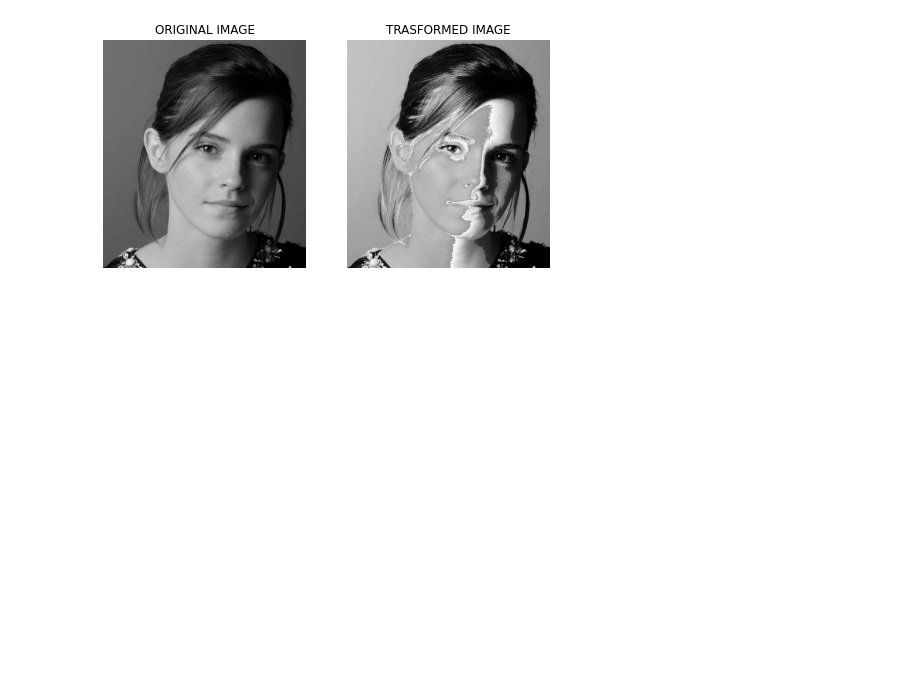
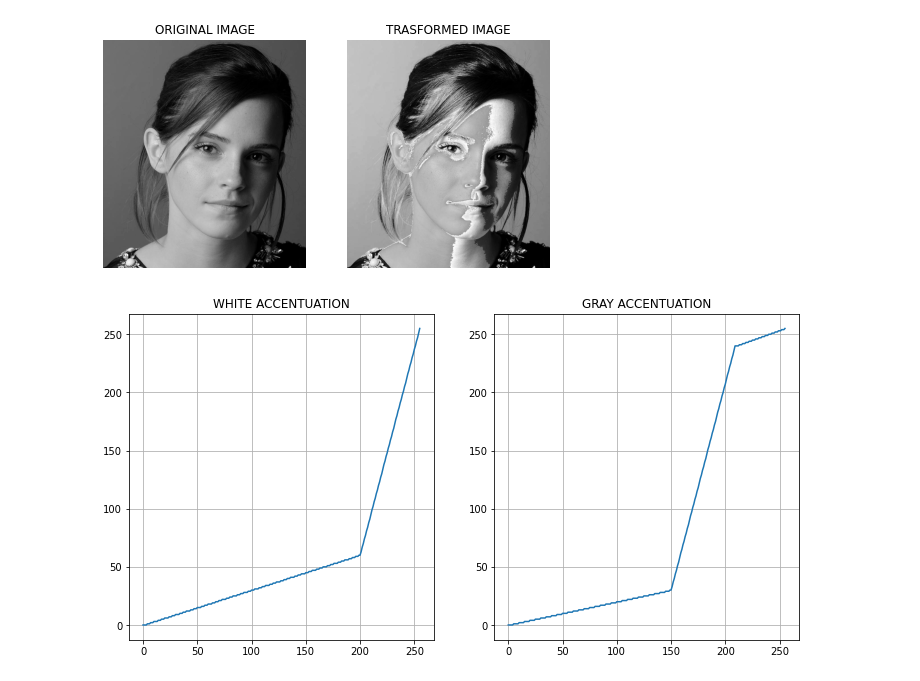
Before and after one commit to sanjith1999/EN2550-Assignments, a Jupyter notebook: Spatial Filtering/main.ipynb, the cells around one changed output. Cells and saved outputs as stored; diff of their text form; code cells hidden in the pictures; blank space fills up the shorter version.

```diff
--- a/Spatial Filtering/main.ipynb
+++ b/Spatial Filtering/main.ipynb
@@ -33,3 +33,32 @@ for i in range(2):
 plt.show()
 # %% [output]
 [figure]
+# %%
+# q2
+f2=cv.imread(r'images/brain_proton_density_slice.png',cv.IMREAD_GRAYSCALE)
+assert f2 is not None
+
+# white matter transformation
+t_11=np.linspace(0,60,200)
+t_12=np.linspace(60,255,56)
+
+t_1=np.concatenate((t_11,t_12),axis=0).astype(np.uint8)
+
+# Gray matter transformation
+t_21=np.linspace(0,30,150)
+t_22=np.linspace(30,240,60)
+t_23=np.linspace(240,255,46)
+
+t_2=np.concatenate((t_21,t_22,t_23),axis=0).astype(np.uint8)
+
+fig, ax =plt.subplots(1,2,figsize=(12,6))
+ax[0].plot(t_1)
+ax[0].set_title("WHITE ACCENTUATION")
+
+ax[1].plot(t_2)
+ax[1].set_title("GRAY ACCENTUATION")
+for i in range(2):
+    ax[i].grid(True)
+plt.show()
+# %% [output]
+[figure, added]
```
Also changed, not shown: parts of 3 cells of this notebook.
